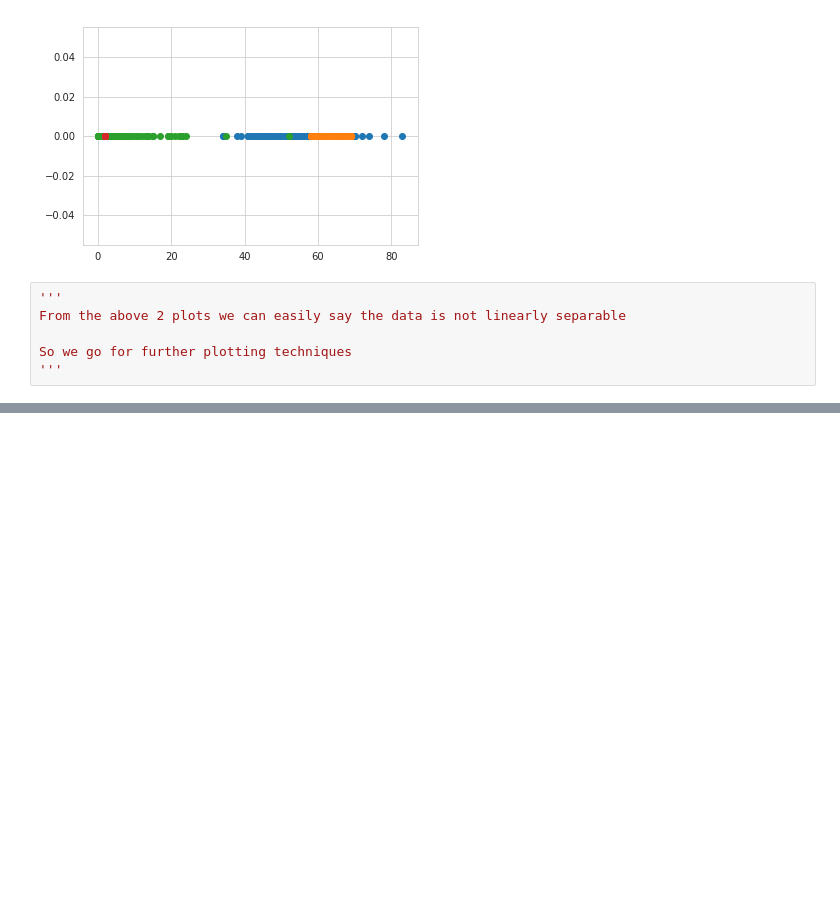
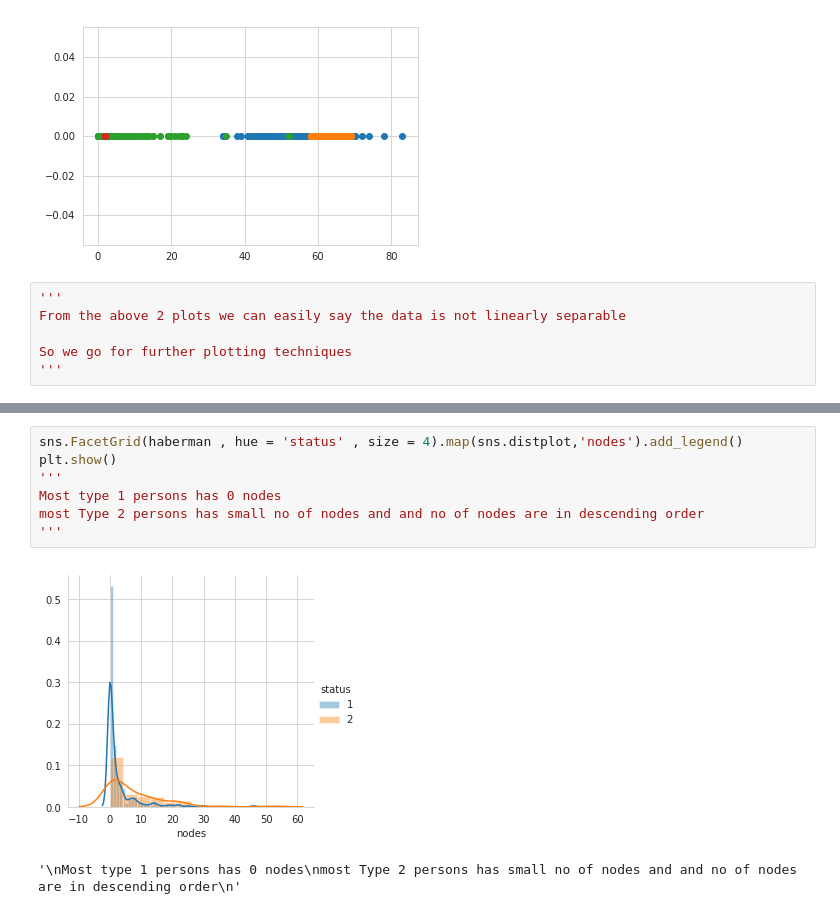
Before and after one commit to TheMLEngineer/Machine-Learning-Assignments, a Jupyter notebook: EDA.ipynb, the cells around one changed output, grey strips where cells are left out. Cells and saved outputs as stored; diff of their text form; blank space fills up the shorter version.

```diff
--- a/EDA.ipynb
+++ b/EDA.ipynb
@@ -275,0 +287,10 @@ So we go for further plotting techniques
+# %%
+sns.FacetGrid(haberman , hue = 'status' , size = 4).map(sns.distplot,'nodes').add_legend()
+plt.show()
+'''
+Most type 1 persons has 0 nodes
+most Type 2 persons has small no of nodes and and no of nodes are in descending order
+'''
+# %% [output]
+[figure, added]
+'\nMost type 1 persons has 0 nodes\nmost Type 2 persons has small no of nodes and and no of nodes are in descending order\n'
```
Also changed, not shown: parts of 3 cells of this notebook.
